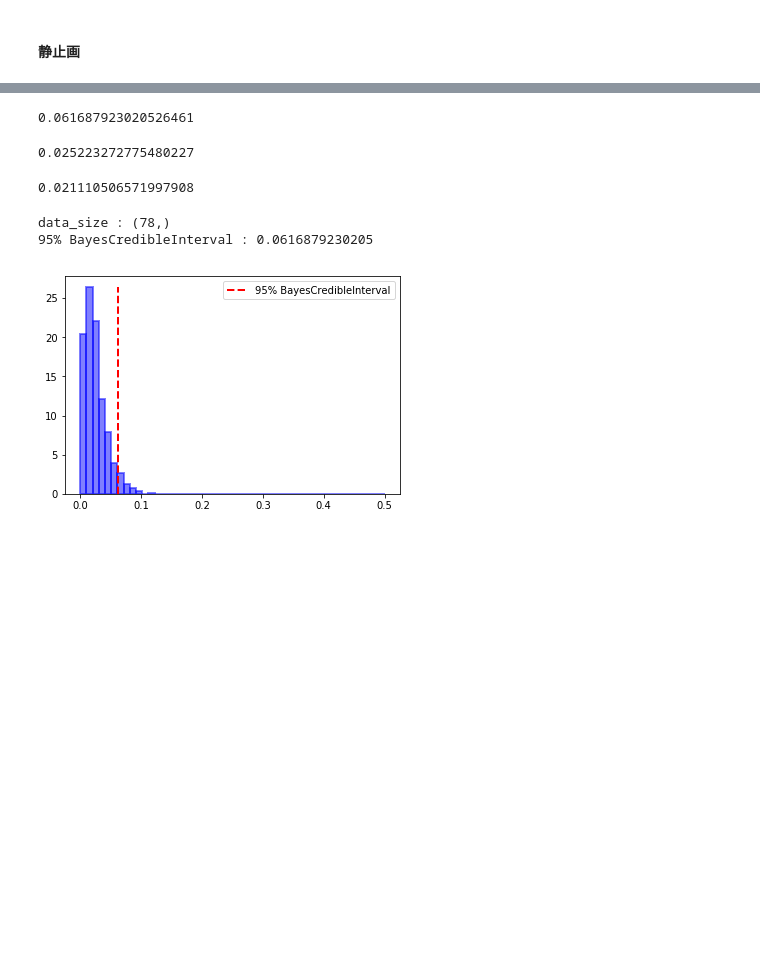
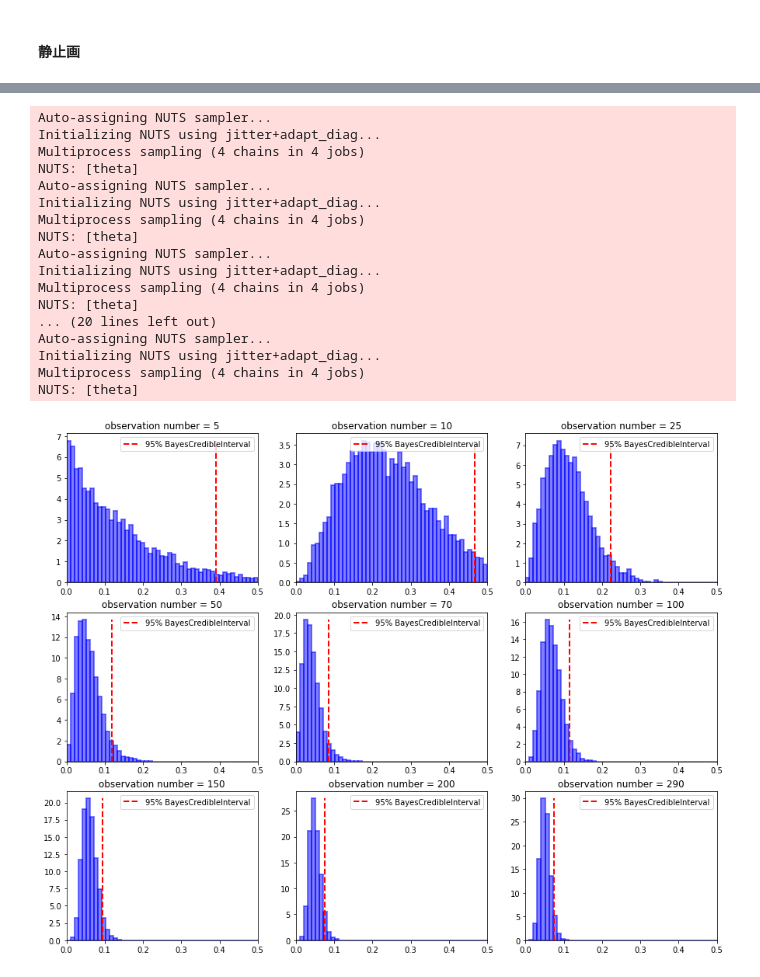
Before and after one commit to tok41/choco-ball-statistics, a Jupyter notebook: analysis/jupyter/estimate-angel-rate.ipynb, the cells around one changed output, grey strips where cells are left out. Saved outputs shown, nothing was run; the diff lists cells and outputs as text; code cells hidden in the pictures; blank space fills up the shorter version.

```diff
--- a/analysis/jupyter/estimate-angel-rate.ipynb
+++ b/analysis/jupyter/estimate-angel-rate.ipynb
@@ -45,0 +22,4 @@ Shape of MeasurementData(record_num, n_columns) : (78, 13)
+# %%
+data = util.get_data(
+    db_file='../../data/choco-ball.db',
+    filter_str='campaign is not 1 and taste is not 10')
@@ -112,18 +125,18 @@ print("95% BayesCredibleInterval : {}".format(bci))
 plt.figure(figsize=(15, 12))
 
 #n_list = [2, 5, 10, 20, 30, 43]
-n_list = [5, 7, 10, 20, 30, 40, 50, 70, 78]
+n_list = [5, 10, 25, 50, 70, 100, 150, 200, 290]
 cnt=0
 
 for n in n_list:
     cnt+=1
     plt.subplot(3,3,cnt)
     p_trace = getMCMCResult(data_angel_g[:n])
-    ret = plt.hist(p_trace, bins=np.linspace(0, 0.5, 50), normed=True,
+    ret = plt.hist(p_trace['theta'], bins=np.linspace(0, 0.5, 50), normed=True,
                    color="#0000FF", alpha=0.5, edgecolor="#0000FF", lw=2)
     plt.xlim([0, 0.5])
-    N = len(p_trace)
-    bci = np.sort(p_trace)[int(N*0.95)]
+    N = len(p_trace['theta'])
+    bci = np.sort(p_trace['theta'])[int(N*0.95)]
     plt.vlines(x=bci, ymin=0, ymax=ret[0].max(), label='95% BayesCredibleInterval',
                color='red', linestyles='--', linewidths=2)
     plt.legend()
@@ -135,28 +164,39 @@ for n in n_list:
-# %%
-bci
-# %% [output]
-0.061687923020526461
-# %%
-p_trace.mean()
-# %% [output]
-0.025223272775480227
-# %%
-np.median(p_trace)
-# %% [output]
-0.021110506571997908
 # %%
-ret = plt.hist(p_trace, bins=np.linspace(0, 0.5, 50), normed=True,
-               color="#0000FF", alpha=0.5, edgecolor="#0000FF", lw=2)
-N = len(p_trace)
-bci = np.sort(p_trace)[int(N*0.95)]
-plt.vlines(x=bci, ymin=0, ymax=ret[0].max(), label='95% BayesCredibleInterval',
-          color='red', linestyles='--', linewidths=2)
-plt.legend()
-plt.savefig('fig/estimate_angel_rate_silver_9.png')
+plt.figure(figsize=(15, 12))
 
-print("data_size : {}".format(data_angel_g.shape))
-print("95% BayesCredibleInterval : {}".format(bci))
+#n_list = [2, 5, 10, 20, 30, 43]
+n_list = [5, 10, 25, 50, 70, 100, 150, 200, 290]
+cnt=0
+
+for n in n_list:
+    cnt+=1
+    plt.subplot(3,3,cnt)
+    p_trace = getMCMCResult(data_angel_s[:n])
+    ret = plt.hist(p_trace['theta'], bins=np.linspace(0, 0.5, 50), normed=True,
+                   color="#0000FF", alpha=0.5, edgecolor="#0000FF", lw=2)
+    plt.xlim([0, 0.5])
+    N = len(p_trace['theta'])
+    bci = np.sort(p_trace['theta'])[int(N*0.95)]
+    plt.vlines(x=bci, ymin=0, ymax=ret[0].max(), label='95% BayesCredibleInterval',
+               color='red', linestyles='--', linewidths=2)
+    plt.legend()
+    plt.title('observation number = %d'%n)
 # %% [output]
-data_size : (78,)
-95% BayesCredibleInterval : 0.0616879230205
+Auto-assigning NUTS sampler...
+Initializing NUTS using jitter+adapt_diag...
+Multiprocess sampling (4 chains in 4 jobs)
+NUTS: [theta]
+Auto-assigning NUTS sampler...
+Initializing NUTS using jitter+adapt_diag...
+Multiprocess sampling (4 chains in 4 jobs)
+NUTS: [theta]
+Auto-assigning NUTS sampler...
+Initializing NUTS using jitter+adapt_diag...
+Multiprocess sampling (4 chains in 4 jobs)
+NUTS: [theta]
+... (20 lines left out)
+Auto-assigning NUTS sampler...
+Initializing NUTS using jitter+adapt_diag...
+Multiprocess sampling (4 chains in 4 jobs)
+NUTS: [theta]
-[figure, old version]
+[figure, new version]
```
Also changed, not shown: parts of 13 cells of this notebook, 12 other files.
